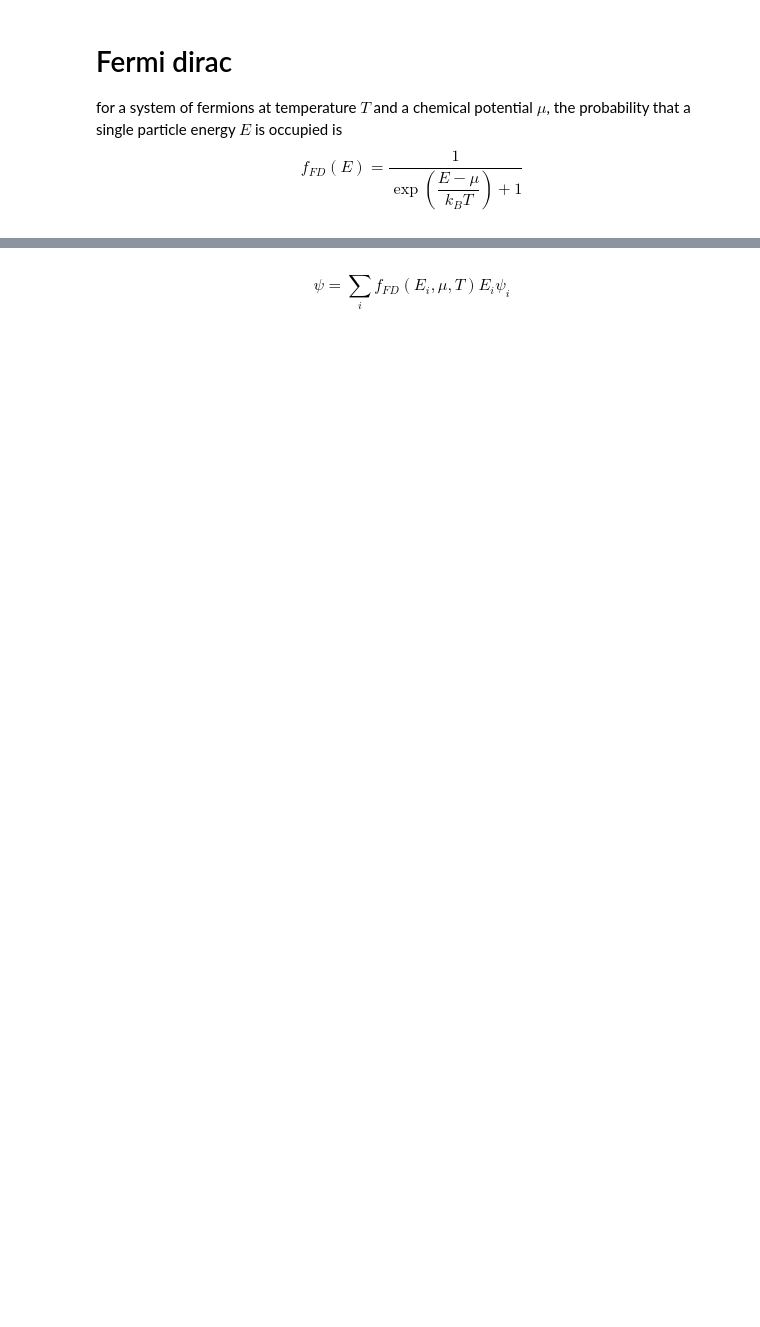
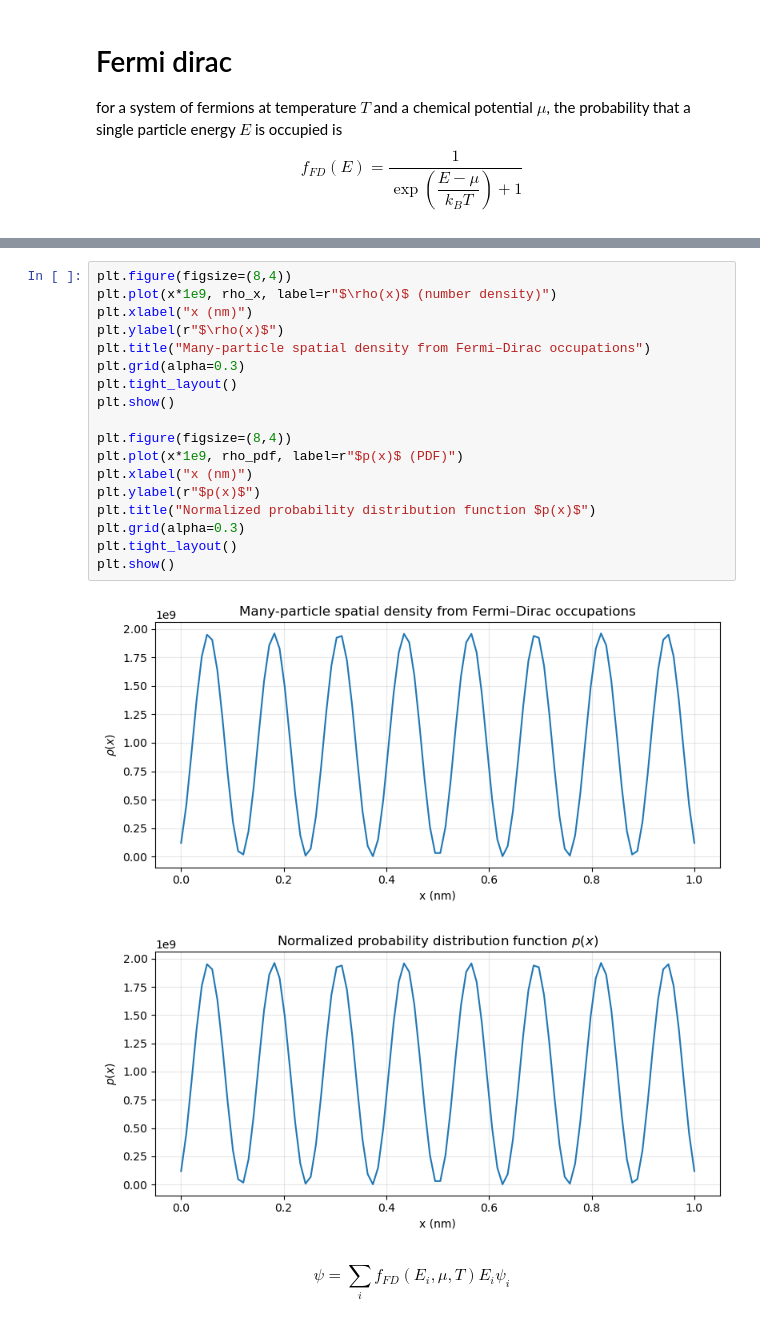
Before and after one commit to eragasa/physkit, a Jupyter notebook: notebooks/phys104_N01_piab1d.ipynb, the cells around one changed output, grey strips where cells are left out. Cells and saved outputs as stored; diff of their text form; blank space fills up the shorter version.

```diff
--- a/notebooks/phys104_N01_piab1d.ipynb
+++ b/notebooks/phys104_N01_piab1d.ipynb
@@ -400,3 +466,24 @@ print(E)
+# %%
+plt.figure(figsize=(8,4))
+plt.plot(x*1e9, rho_x, label=r"$\rho(x)$ (number density)")
+plt.xlabel("x (nm)")
+plt.ylabel(r"$\rho(x)$")
+plt.title("Many-particle spatial density from Fermi–Dirac occupations")
+plt.grid(alpha=0.3)
+plt.tight_layout()
+plt.show()
+
+plt.figure(figsize=(8,4))
+plt.plot(x*1e9, rho_pdf, label=r"$p(x)$ (PDF)")
+plt.xlabel("x (nm)")
+plt.ylabel(r"$p(x)$")
+plt.title("Normalized probability distribution function $p(x)$")
+plt.grid(alpha=0.3)
+plt.tight_layout()
+plt.show()
+# %% [output]
+[figure, added]
+[figure, added]
 # %% [markdown]
 $$
 \psi = \sum_i f_{FD}(E_i,\mu,T) E_i \psi_i
```
Also changed, not shown: parts of 10 cells of this notebook, 43 other files.
